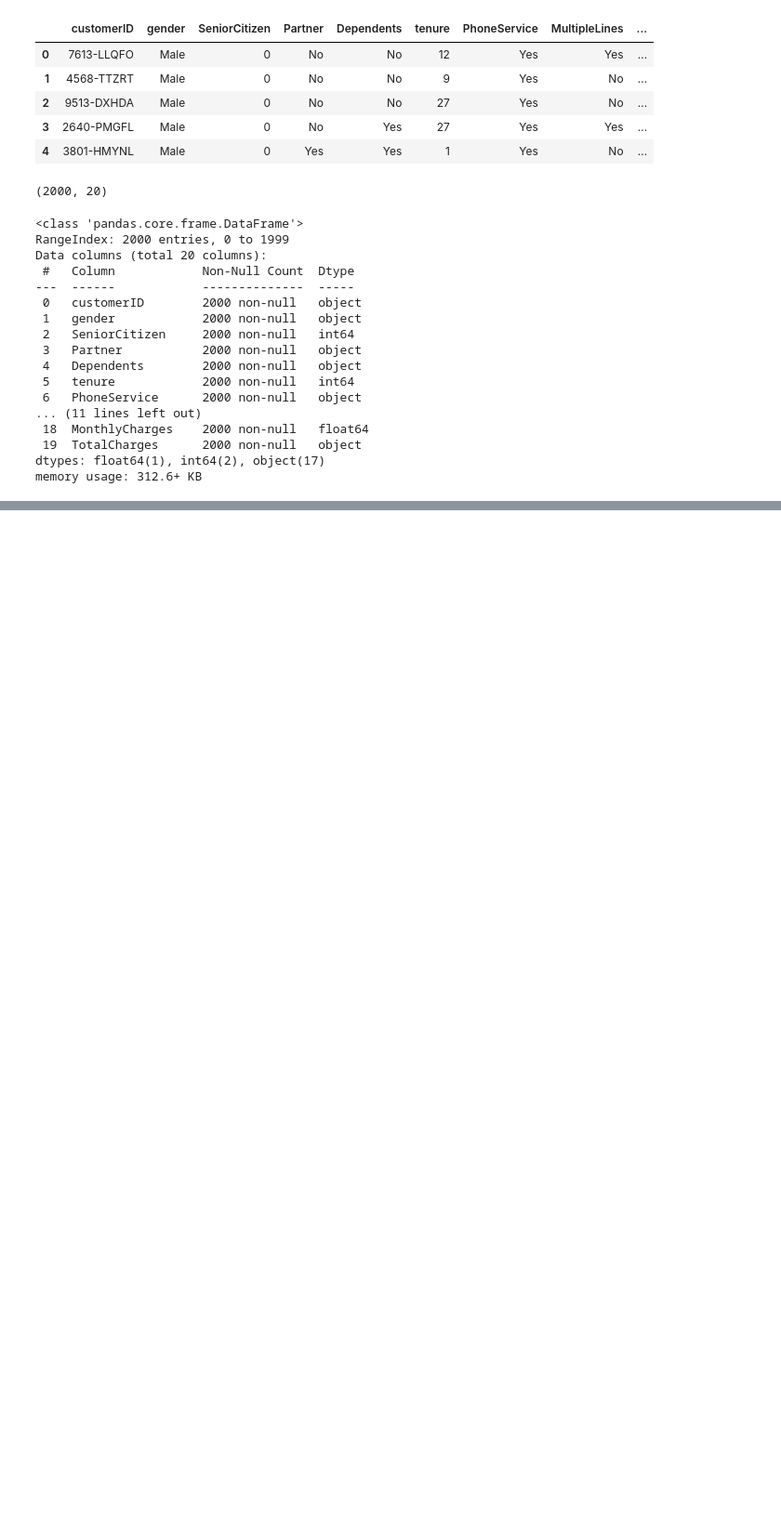
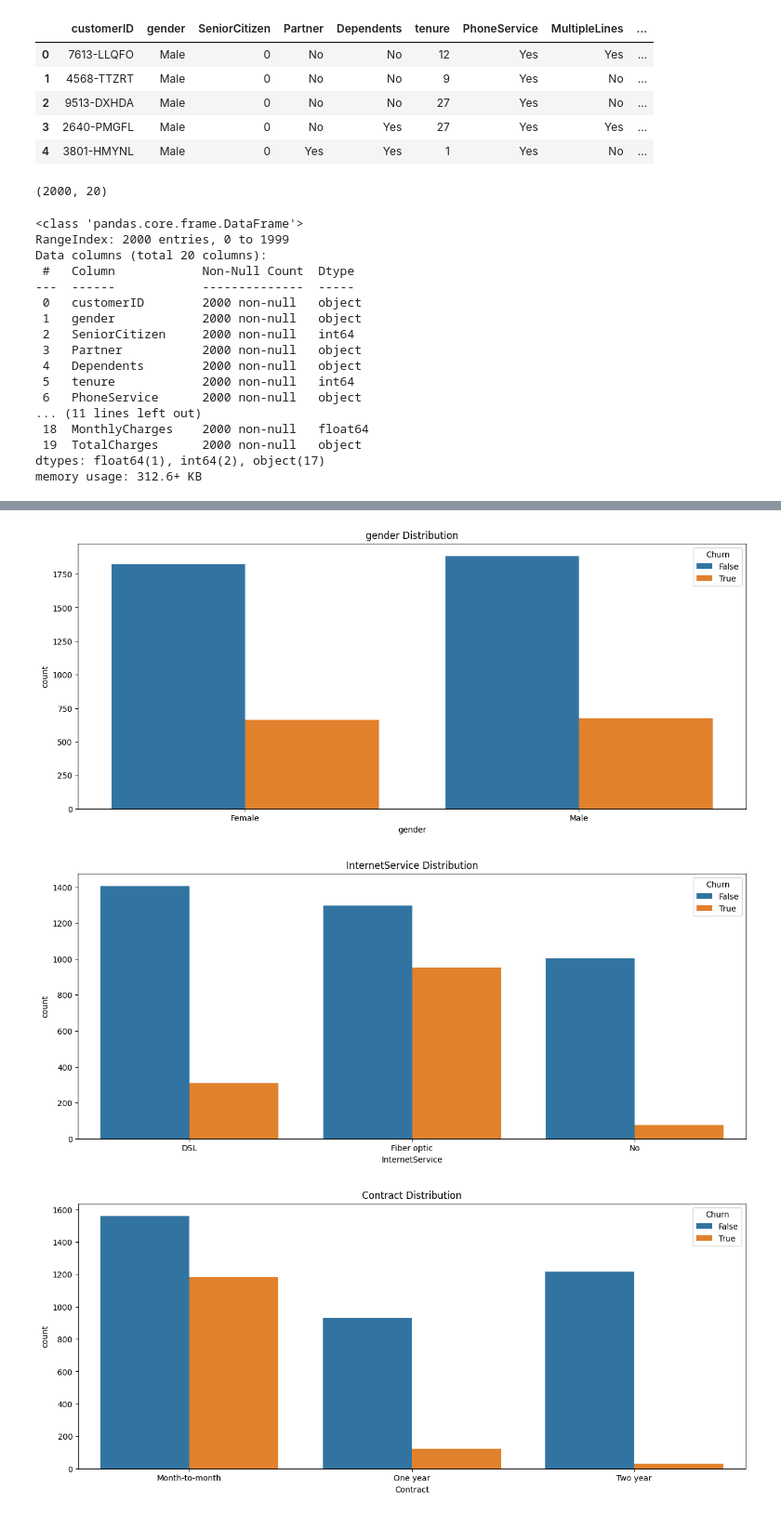
Before and after one commit to Marlon-were/telecommunication-company, a Jupyter notebook: india.ipynb, the cells around one changed output, grey strips where cells are left out. Shown at 93% size. Saved outputs shown, nothing was run; the diff lists cells and outputs as text; code cells hidden in the pictures; blank space fills up the shorter version.

```diff
--- a/india.ipynb
+++ b/india.ipynb
@@ -769,0 +1036,23 @@ data3 = convert_to_boolean(data3, columns_to_convert)
+# %%
+# conduct a bivariate analysis of the categorical columns
+
+def countplot_analysis(dataframe, categorical_columns):
+    """
+    Conducts countplot analysis of categorical columns in a dataframe.
+
+    Args:
+        dataframe (pd.DataFrame): The dataframe to analyze.
+        categorical_columns (list): List of categorical column names to analyze.
+    """
+    for column in categorical_columns:
+        plt.figure(figsize=(15, 6))
+        sns.countplot(data=dataframe, x=column, hue='Churn')
+        plt.title(f'{column} Distribution')
+        plt.show()
+
+# Usage
+countplot_analysis(data_combined, categorical_columns)
+# %% [output]
+[figure, added]
+[figure, added]
+[figure, added]
```
Also changed, not shown: parts of 30 cells of this notebook, 1 other file.
